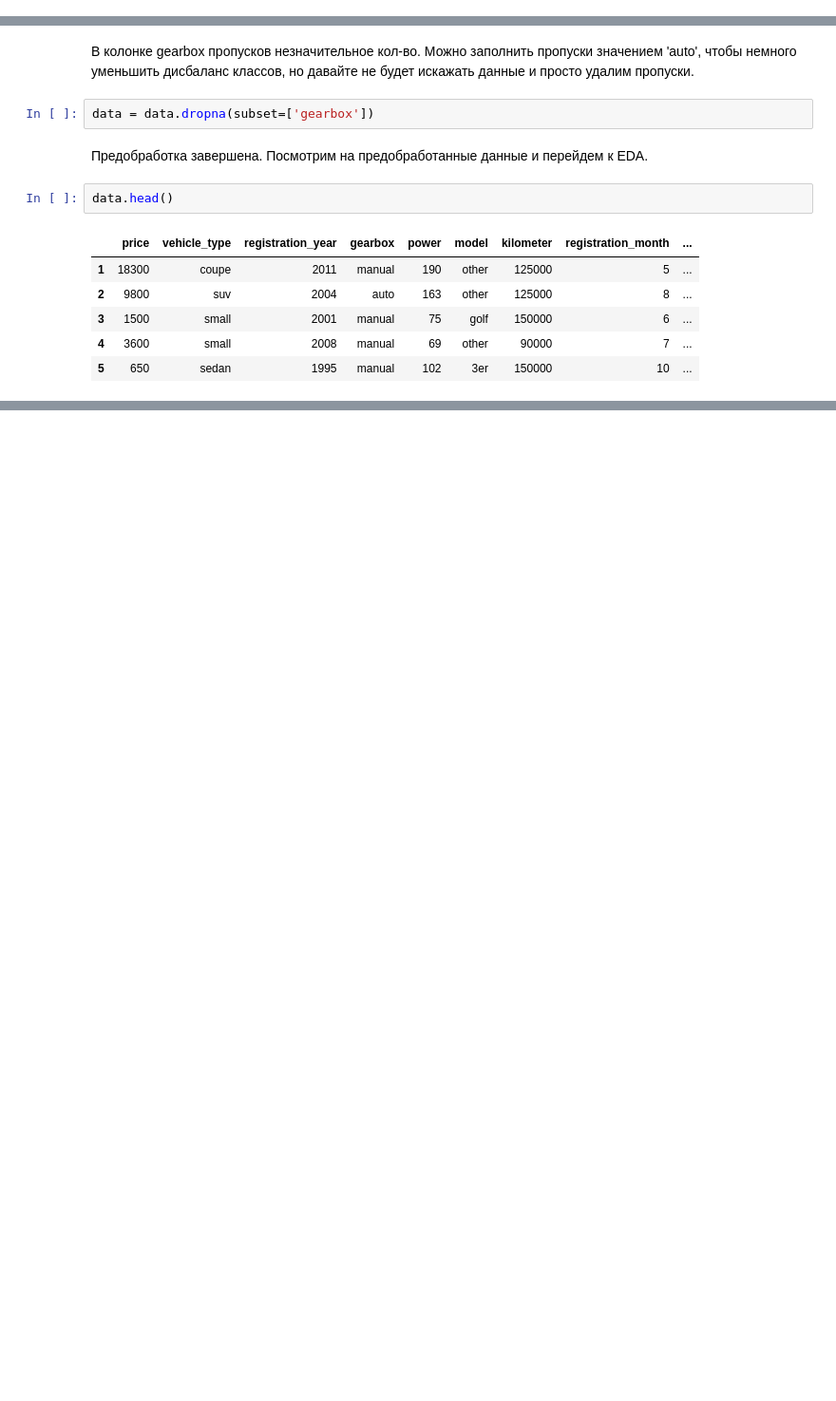
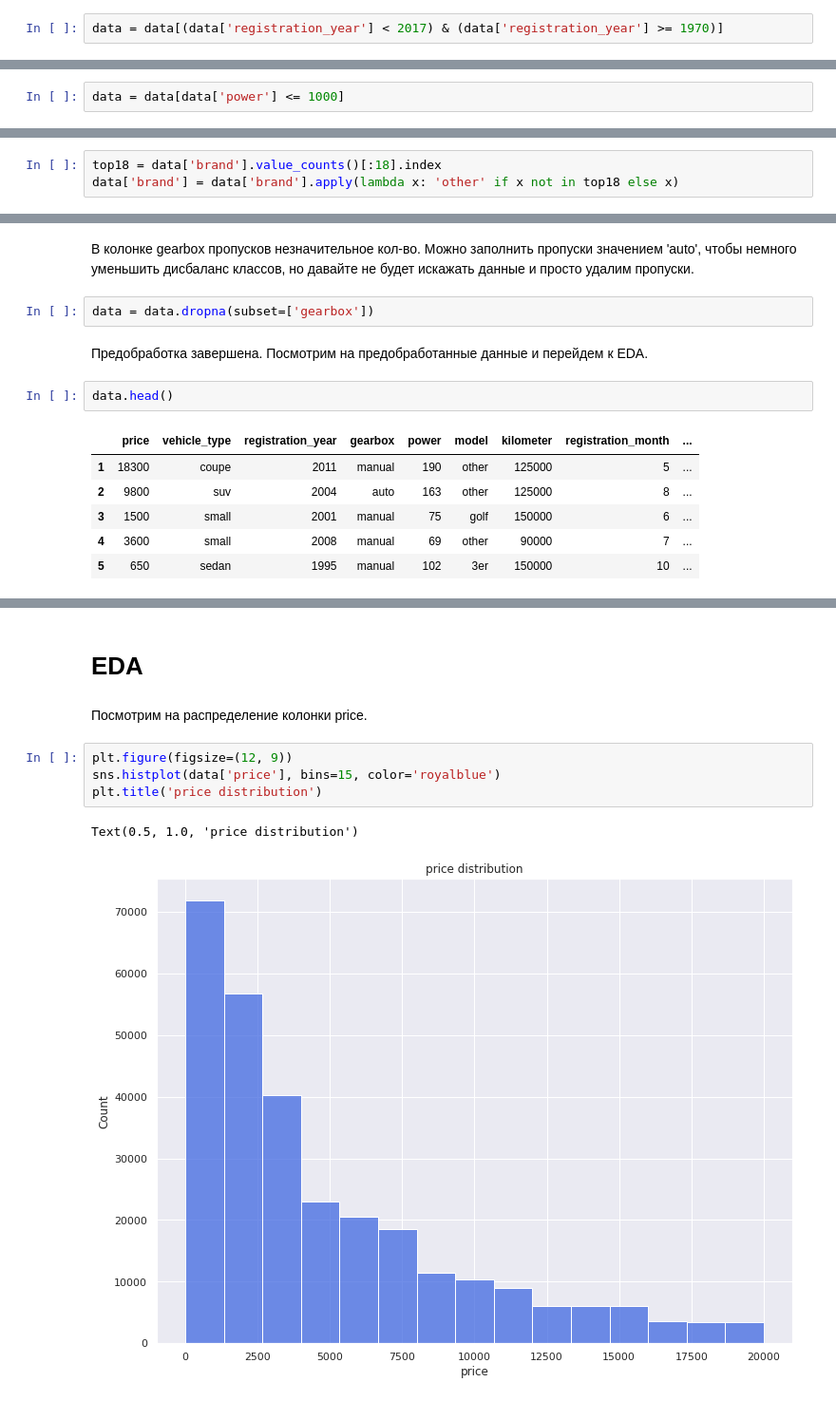
Before and after one commit to Doppler-67/car-price-prediction, a Jupyter notebook: autos.ipynb, the cells around one changed output, grey strips where cells are left out. Shown at 95% size. Saved outputs shown, nothing was run; the diff lists cells and outputs as text; blank space fills up the shorter version.

```diff
--- a/autos.ipynb
+++ b/autos.ipynb
@@ -116,3 +133,5 @@ data = data.drop(['date_crawled', 'date_created', 'last_seen'], axis = 1)
+# %%
+data = data[(data['registration_year'] < 2017) & (data['registration_year'] >= 1970)]
 # %% [markdown]
 Изучим колонку vehicle_type.
 # %%
@@ -153,0 +185,2 @@ data = data[data['power'] != 0]
+# %%
+data = data[data['power'] <= 1000]
@@ -154,3 +211,6 @@ data = data[data['power'] != 0]
+# %%
+top18 = data['brand'].value_counts()[:18].index
+data['brand'] = data['brand'].apply(lambda x: 'other' if x not in top18 else x)
 # %% [markdown]
 Изучим  колонку fuel_type.
 # %%
@@ -260,0 +315,11 @@ memory usage: 23.0+ MB
+# %% [markdown]
+# **EDA**
+# %% [markdown]
+Посмотрим на распределение колонки price.
+# %%
+plt.figure(figsize=(12, 9))
+sns.histplot(data['price'], bins=15, color='royalblue')
+plt.title('price distribution')
+# %% [output]
+Text(0.5, 1.0, 'price distribution')
+[figure, added]
```
Also changed, not shown: parts of 48 cells of this notebook.
